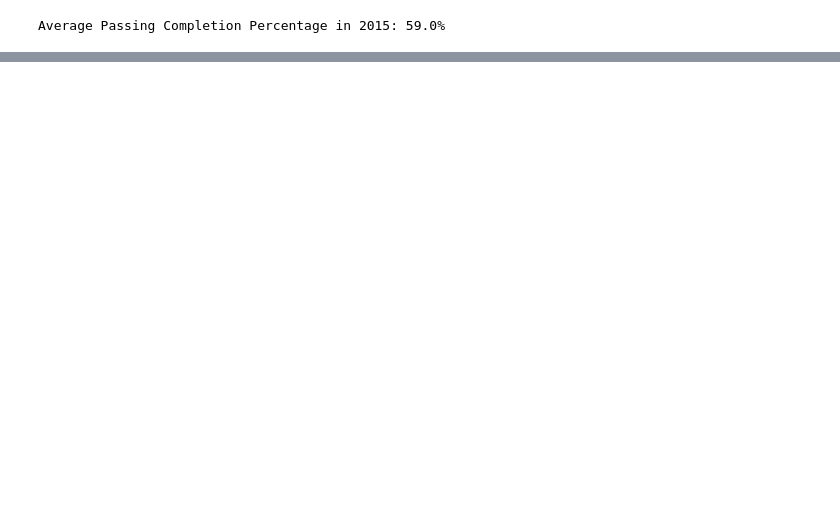
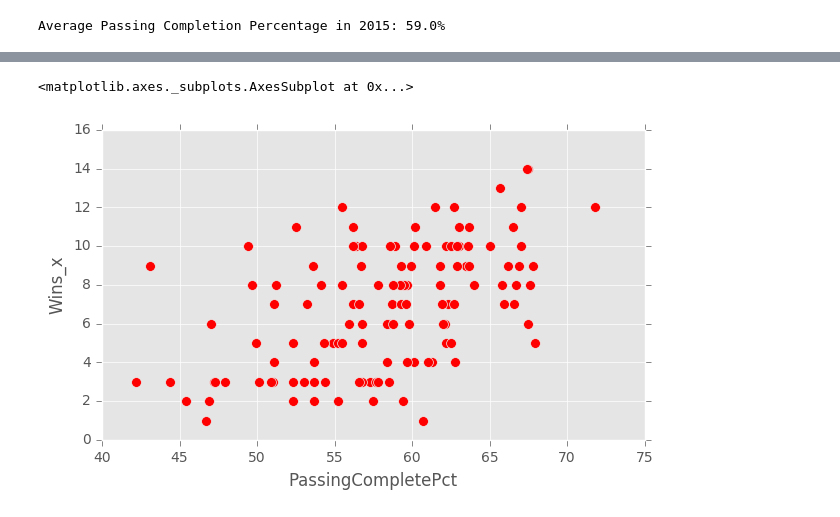
Before and after one commit to a-orangetree/College_Football_Scrape, a Jupyter notebook: SampleAnalysisUsingPython&JupyterNotebook.ipynb, the cells around one changed output, grey strips where cells are left out. Saved outputs shown, nothing was run; the diff lists cells and outputs as text; code cells hidden in the pictures; blank space fills up the shorter version.

```diff
--- a/SampleAnalysisUsingPython&JupyterNotebook.ipynb
+++ b/SampleAnalysisUsingPython&JupyterNotebook.ipynb
@@ -107,0 +137,20 @@ TopPerformers.plot(x = 'SchoolName'
+# %%
+TeamSplitsCut = TeamSplits.copy()
+TeamSplitsCut = TeamSplitsCut[['SchoolName', 'Year', 'Value', 'Wins', 'Losses']]
+
+
+
+TeamSplits2015Win = TeamSplitsCut[TeamSplitsCut['Value'] == 'Win']
+TeamSplits2015Loss = TeamSplitsCut[TeamSplitsCut['Value'] == 'Loss']
+
+
+
+TeamSplitsSmall = pd.merge(TeamSplits2015Win, TeamSplits2015Loss, how = 'inner', on = ['SchoolName','Year'])
+TeamSplitsSmall = TeamSplitsSmall[['SchoolName','Year','Wins_x','Losses_y']]
+TeamSplitsSmall = TeamSplitsSmall[TeamSplitsSmall['Year'] == 2015]
+TeamSplitsSmall = TeamSplitsSmall.drop_duplicates()
+
+
+
+newPassCompletePct2015 = pd.merge(PassCompletePct2015, TeamSplitsSmall, how = 'left', on = ['SchoolName','Year'])
+newPassCompletePct2015[['SchoolName','Wins_x','Losses_y']].head()
@@ -107,0 +196,8 @@ TopPerformers.plot(x = 'SchoolName'
+# %%
+PassCompletePct2015['Year'] = pd.to_numeric(PassCompletePct2015['Year'])
+
+
+newPassCompletePct2015 = pd.merge(PassCompletePct2015, TeamSplitsSmall, how = 'left', on = ['SchoolName','Year'])
+
+
+newPassCompletePct2015[['SchoolName','Wins_x','Losses_y']].head()
@@ -107,0 +216,10 @@ TopPerformers.plot(x = 'SchoolName'
+# %%
+newPassCompletePct2015.plot(x = 'PassingCompletePct'
+                            ,y = 'Wins_x'
+                            ,kind = 'scatter'
+                            ,figsize = (7, 4)
+                            ,s = 50
+                            ,color = 'r')
+# %% [output]
+<matplotlib.axes._subplots.AxesSubplot at 0x...>
+[figure, added]
```
Also changed, not shown: parts of 20 cells of this notebook.
